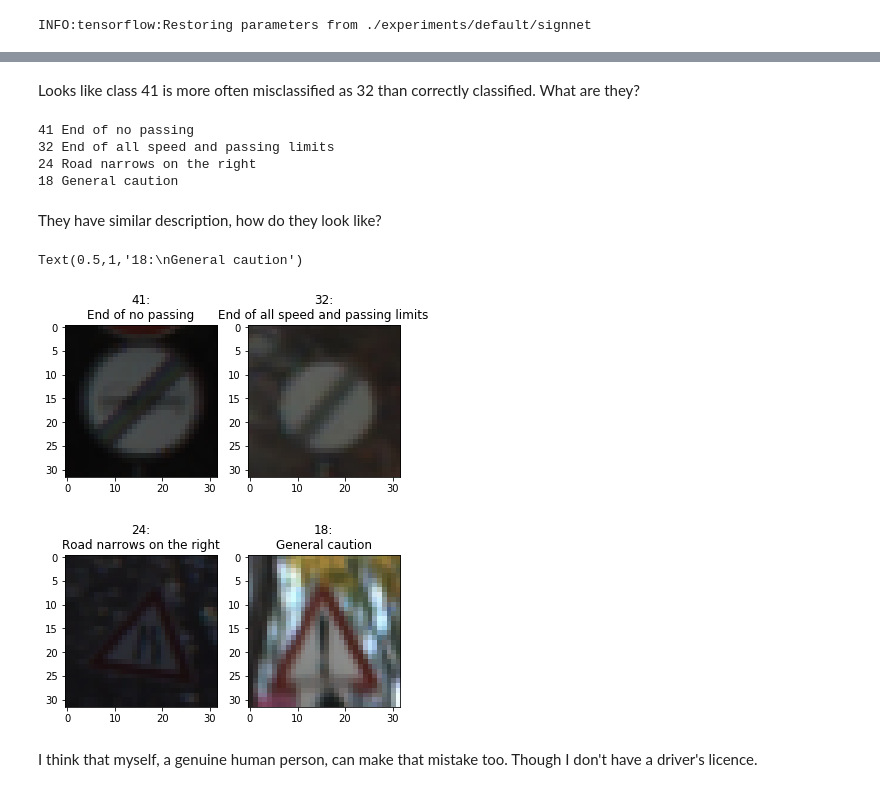
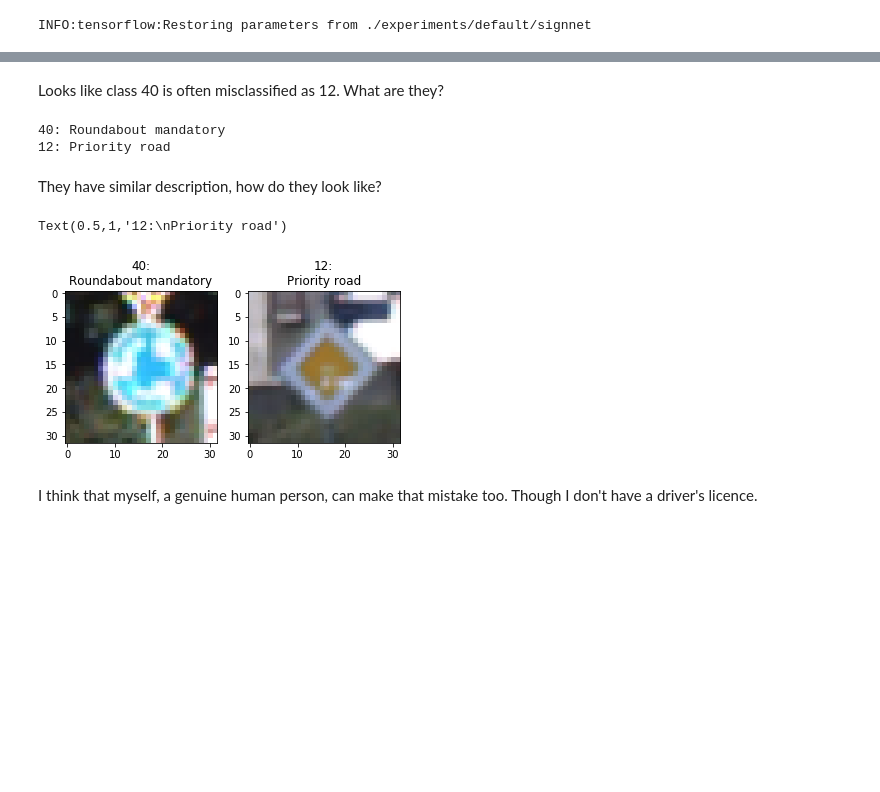
Before and after one commit to ryanotron/udsdc_p3_traffic_sign_classifier, a Jupyter notebook: Traffic_Sign_Classifier.ipynb, the cells around one changed output, grey strips where cells are left out. Saved outputs shown, nothing was run; the diff lists cells and outputs as text; code cells hidden in the pictures; blank space fills up the shorter version.

```diff
--- a/Traffic_Sign_Classifier.ipynb
+++ b/Traffic_Sign_Classifier.ipynb
@@ -645,53 +682,34 @@ print()
 # %% [markdown]
-Looks like class 41 is more often misclassified as 32 than correctly classified. What are they?
+Looks like class 40 is often misclassified as 12. What are they?
-# %%
-print('41', signnames[41])
-print('32', signnames[32])
-
-print('24', signnames[24])
-print('18', signnames[18])
-# %% [output]
-41 End of no passing
-32 End of all speed and passing limits
-24 Road narrows on the right
-18 General caution
+# %%
+seek_a = 40
+seek_b = 12
+
+print('{}: {}'.format(seek_a, signnames[seek_a]))
+print('{}: {}'.format(seek_b, signnames[seek_b]))
+# %% [output]
+40: Roundabout mandatory
+12: Priority road
 # %% [markdown]
 They have similar description, how do they look like?
 # %%
-idx41 = np.random.randint(0, len(y_valid))
-while not y_valid[idx41] == 41:
-    idx41 = np.random.randint(0, len(y_valid))
+idxa = np.random.randint(0, len(y_valid))
+while not y_valid[idxa] == 40:
+    idxa = np.random.randint(0, len(y_valid))
 
-idx32 = np.random.randint(0, len(y_valid))
-while not y_valid[idx32] == 32:
-    idx32 = np.random.randint(0, len(y_valid))
+idxb = np.random.randint(0, len(y_valid))
+while not y_valid[idxb] == 12:
+    idxb = np.random.randint(0, len(y_valid))
 
 plt.subplot(1, 2, 1)
-plt.imshow(X_valid[idx41])
-plt.gca().set_title('41:\n{}'.format(signnames[41]))
+plt.imshow(X_valid[idxa])
+plt.gca().set_title('40:\n{}'.format(signnames[40]))
 plt.subplot(1, 2, 2)
-plt.imshow(X_valid[idx32])
-plt.gca().set_title('32:\n{}'.format(signnames[32]))
-
-idx24 = np.random.randint(0, len(y_valid))
-while not y_valid[idx24] == 24:
-    idx24 = np.random.randint(0, len(y_valid))
-
-idx18 = np.random.randint(0, len(y_valid))
-while not y_valid[idx18] == 18:
-    idx18 = np.random.randint(0, len(y_valid))
-
-plt.figure()
-plt.subplot(1, 2, 1)
-plt.imshow(X_valid[idx24])
-plt.gca().set_title('24:\n{}'.format(signnames[24]))
-plt.subplot(1, 2, 2)
-plt.imshow(X_valid[idx18])
-plt.gca().set_title('18:\n{}'.format(signnames[18]))
+plt.imshow(X_valid[idxb])
+plt.gca().set_title('12:\n{}'.format(signnames[12]))
 # %% [output]
-Text(0.5,1,'18:\nGeneral caution')
+Text(0.5,1,'12:\nPriority road')
-[figure, old version]
+[figure, new version]
-[figure, removed]
 # %% [markdown]
 I think that myself, a genuine human person, can make that mistake too. Though I don't have a driver's licence.
 # %% [markdown]
```
Also changed, not shown: parts of 15 cells of this notebook, 20 other files.
